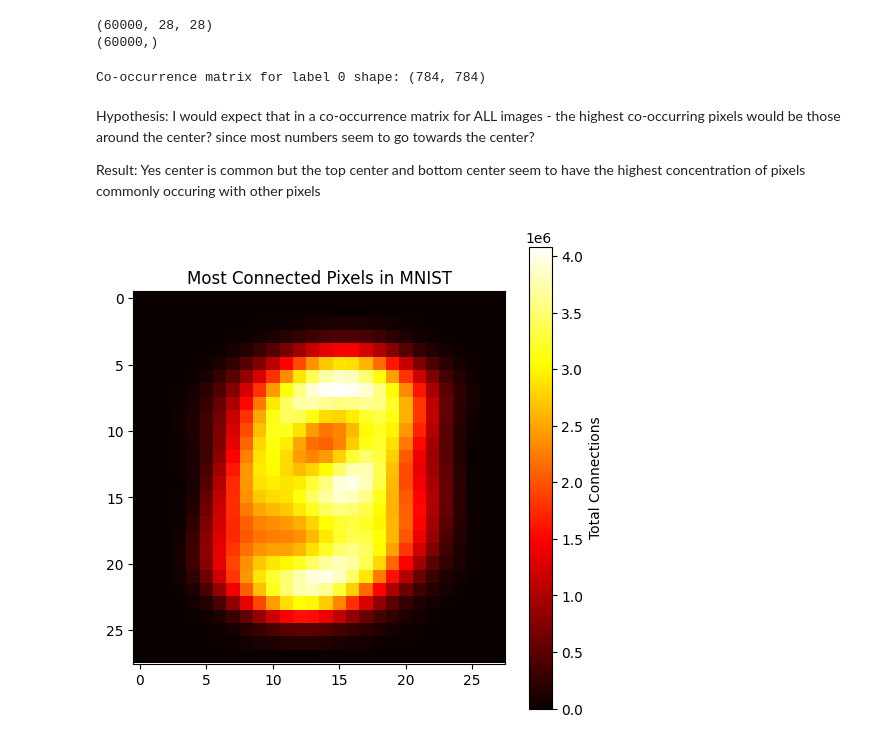
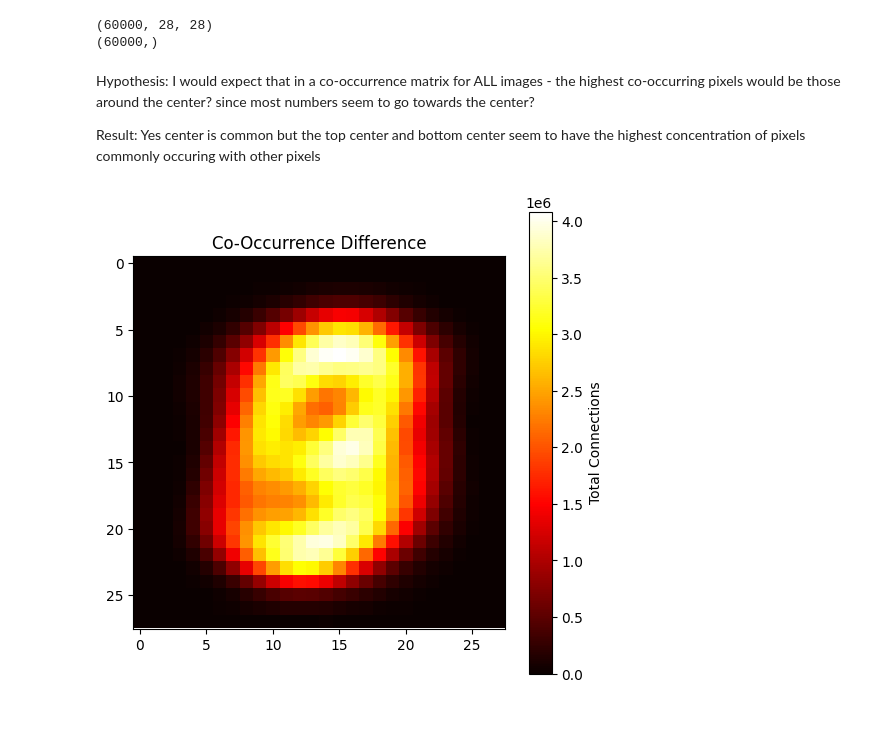
Before and after one commit to Antel0pe/NeuronsFiringTogetherWireTogether, a Jupyter notebook: MNIST_GeneratedNetwork.ipynb, the cells around one changed output. Drawn from its saved outputs; the diff is of its cells as text; code cells hidden in the pictures.

Commit message:
looking at what makes each num unique

```diff
--- a/MNIST_GeneratedNetwork.ipynb
+++ b/MNIST_GeneratedNetwork.ipynb
@@ -71,61 +71,24 @@ co_occurrence_matrix = co_occurrence_matrix.astype(np.uint16)
 
 # Convert to CSR format for efficient lookups
 co_occurrence_matrix = co_occurrence_matrix.tocsr()
-# %%
-num_pixels = 28 * 28  # Total number of pixels in MNIST images
-num_images = images.shape[0]
-pixelThreshold = 100
-
-# Find all pixel indices where value > pixelThreshold
-image_idx, row_idx, col_idx = np.where(images > pixelThreshold)
-
-# Convert (row, col) to a 1D pixel index
-pixel_nums = row_idx * 28 + col_idx
-
-# Create a sparse binary activation matrix
-activation_matrix = csr_matrix(
-    (np.ones(len(image_idx), dtype=np.uint16), (image_idx, pixel_nums)),
-    shape=(num_images, num_pixels)
-)
-
-assert np.all((activation_matrix.data == 0) | (activation_matrix.data == 1)), "Matrix contains invalid values!"
-
-# Get unique labels
-unique_labels = np.unique(labels)
-
-# Dictionary to store co-occurrence matrices for each label
-label_co_occurrence_matrices = {}
-
-# Compute co-occurrence matrix for each label separately
-for label in unique_labels:
-    # Select images that belong to this label
-    label_indices = np.where(labels == label)[0]
-
-    # Subset activation matrix for these images only
-    label_activation_matrix = activation_matrix[label_indices]
-
-    # Compute co-occurrence matrix for this label
-    label_co_occurrence_matrix = label_activation_matrix.T @ label_activation_matrix
-    label_co_occurrence_matrix = label_co_occurrence_matrix.astype(np.uint16).tocsr()
-
-    # Store in dictionary
-    label_co_occurrence_matrices[label] = label_co_occurrence_matrix
-# %% [output]
-Co-occurrence matrix for label 0 shape: (784, 784)
 # %% [markdown]
 Hypothesis: I would expect that in a co-occurrence matrix for ALL images - the highest co-occurring pixels would be those around the center? since most numbers seem to go towards the center?
 
 Result: Yes center is common but the top center and bottom center seem to have the highest concentration of pixels commonly occuring with other pixels
 # %%
-pixel_connections = co_occurrence_matrix.sum(axis=1)
-# Convert 1D pixel scores to a 28x28 image
-connection_heatmap = pixel_connections.reshape(28, 28)
+def plot_heatmap(matrix, title="Co-Occurrence Difference"):
+    # Calculate the total number of connections for each pixel
+    pixel_connections = matrix.sum(axis=1)
+    # Convert 1D pixel scores to a 28x28 image
+    connection_heatmap = pixel_connections.reshape(28, 28)
 
-# Plot the heatmap
-plt.figure(figsize=(6,6))
-plt.imshow(connection_heatmap, cmap='hot', interpolation='nearest')
-plt.colorbar(label="Total Connections")
-plt.title("Most Connected Pixels in MNIST")
-plt.show()
+    # Plot the heatmap
+    plt.figure(figsize=(6,6))
+    plt.imshow(connection_heatmap, cmap='hot', interpolation='nearest')
+    plt.colorbar(label="Total Connections")
+    plt.title(title)
+    plt.show()
+
+plot_heatmap(co_occurrence_matrix)
 # %% [output]
-[figure, old version]
+[figure, new version]
```
Also changed, not shown: parts of 3 cells of this notebook.
